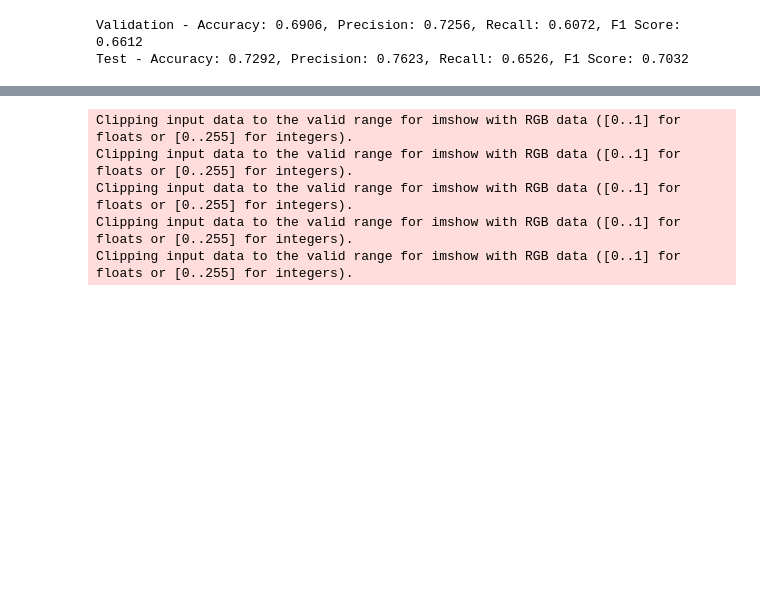
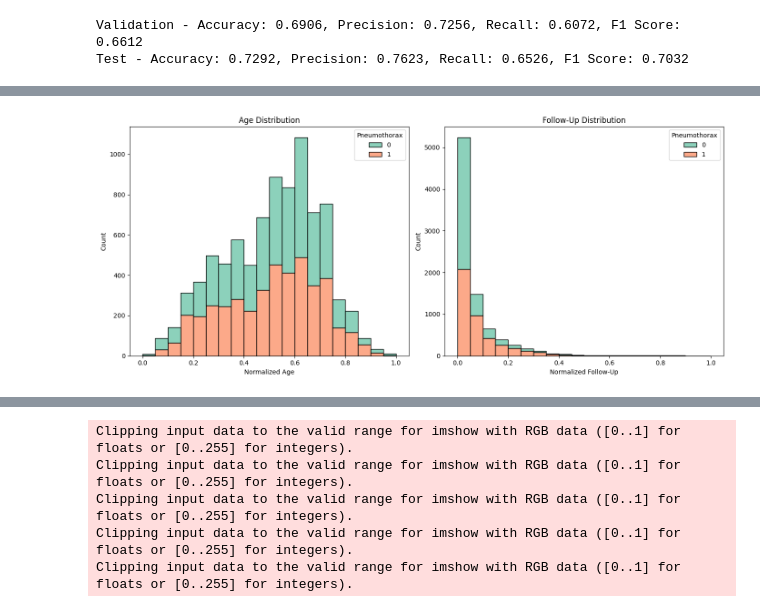
Before and after one commit to sihvn/DeepLearningProject, a Jupyter notebook: chexnet/main.ipynb, the cells around one changed output, grey strips where cells are left out. Drawn from its saved outputs; the diff is of its cells as text; code cells hidden in the pictures; blank space fills up the shorter version.

```diff
--- a/chexnet/main.ipynb
+++ b/chexnet/main.ipynb
@@ -351,0 +316,20 @@ RuntimeError: mat1 and mat2 shapes cannot be multiplied (7168x1 and 49x1024)
+# %%
+#Merged
+
+plt.figure(figsize=(14, 6))
+plt.subplot(1, 2, 1)
+sns.histplot(data=train_df, x='Age_normalized', hue='Pneumothorax', multiple="stack", kde=False, palette="Set2", binwidth=0.05)
+plt.title('Age Distribution')
+plt.xlabel('Normalized Age')
+plt.ylabel('Count')
+
+plt.subplot(1, 2, 2)
+sns.histplot(data=train_df, x='FollowUp_normalized', hue='Pneumothorax', multiple="stack", kde=False, palette="Set2", binwidth=0.05)
+plt.title('Follow-Up Distribution')
+plt.xlabel('Normalized Follow-Up')
+plt.ylabel('Count')
+
+plt.tight_layout()
+plt.show()
+# %% [output]
+[figure, added]
```
Also changed, not shown: parts of 12 cells of this notebook.
